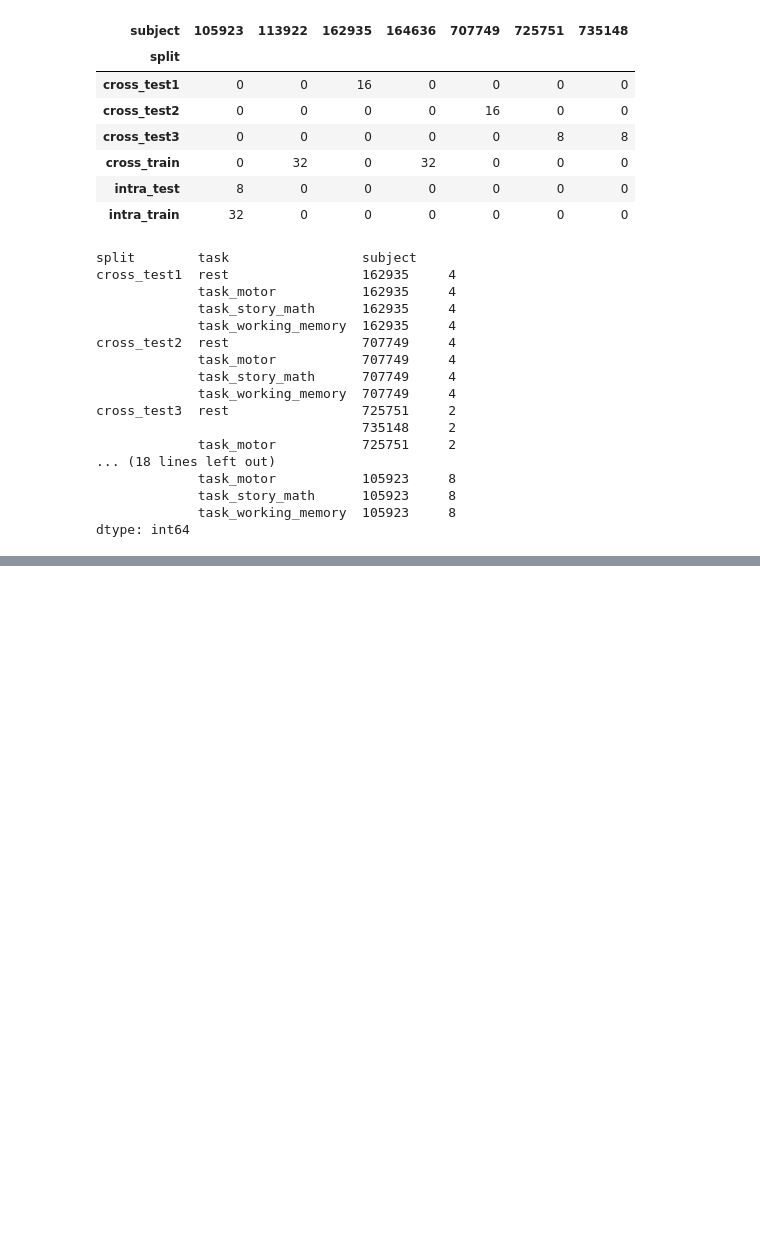
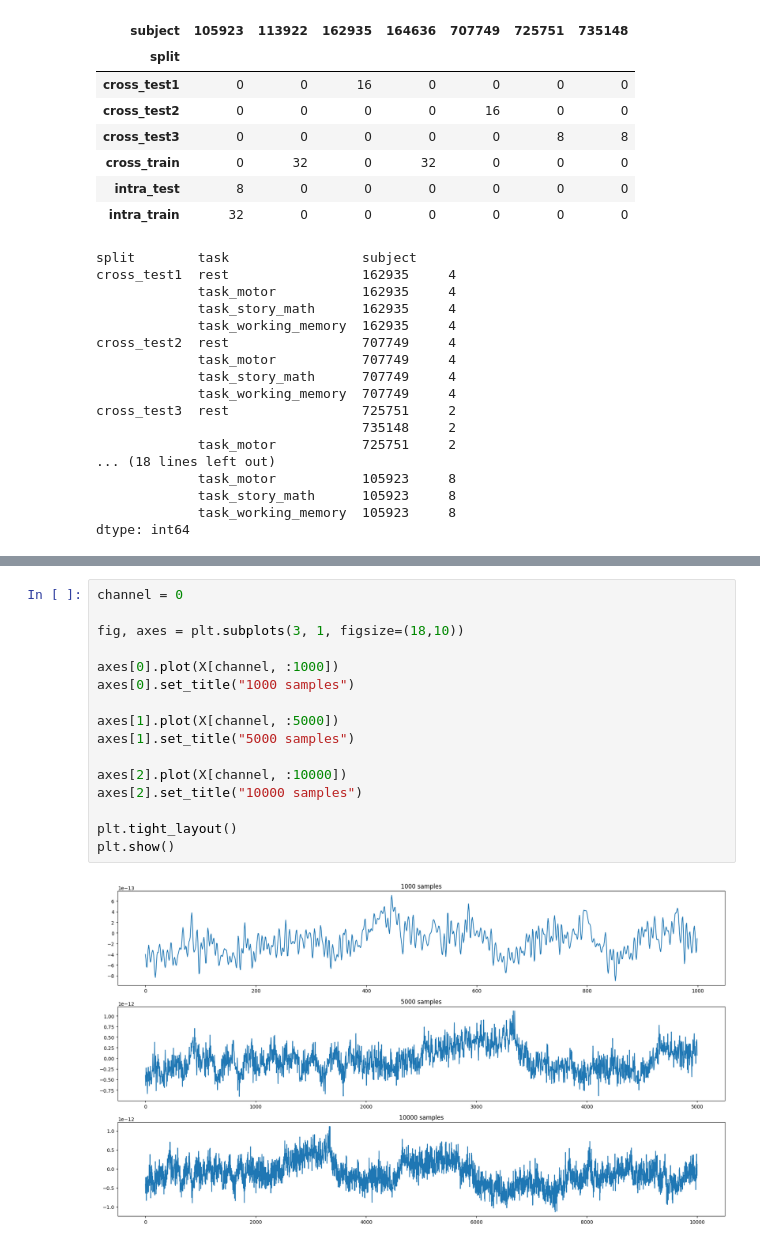
Before and after one commit to Stijnaard/DL_assignment_2, a Jupyter notebook: stijn.ipynb, the cells around one changed output, grey strips where cells are left out. Saved outputs shown, nothing was run; the diff lists cells and outputs as text; blank space fills up the shorter version.

```diff
--- a/stijn.ipynb
+++ b/stijn.ipynb
@@ -108,0 +223,18 @@ dtype: int64
+# %%
+channel = 0
+
+fig, axes = plt.subplots(3, 1, figsize=(18,10))
+
+axes[0].plot(X[channel, :1000])
+axes[0].set_title("1000 samples")
+
+axes[1].plot(X[channel, :5000])
+axes[1].set_title("5000 samples")
+
+axes[2].plot(X[channel, :10000])
+axes[2].set_title("10000 samples")
+
+plt.tight_layout()
+plt.show()
+# %% [output]
+[figure, added]
```
Also changed, not shown: parts of 38 cells of this notebook.
